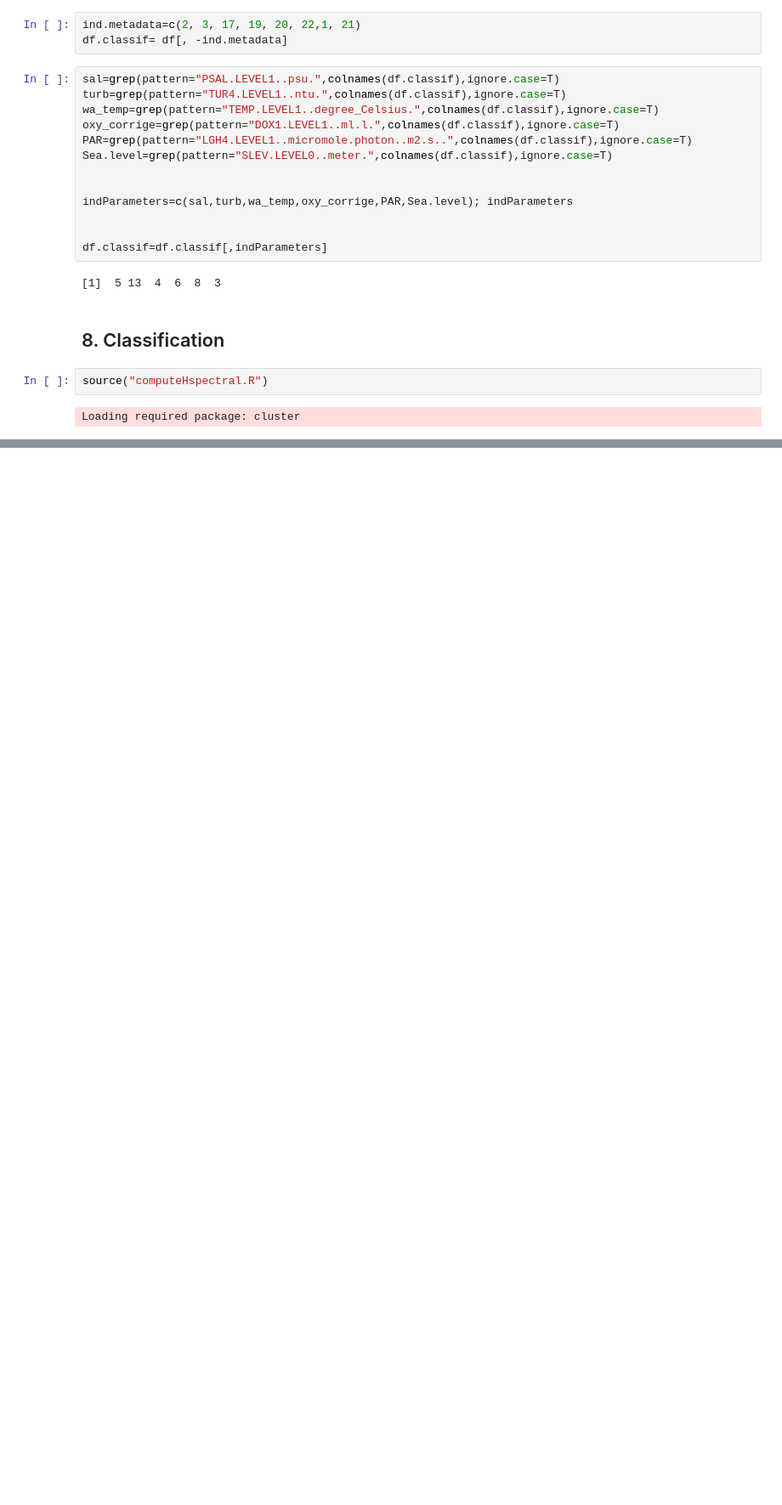
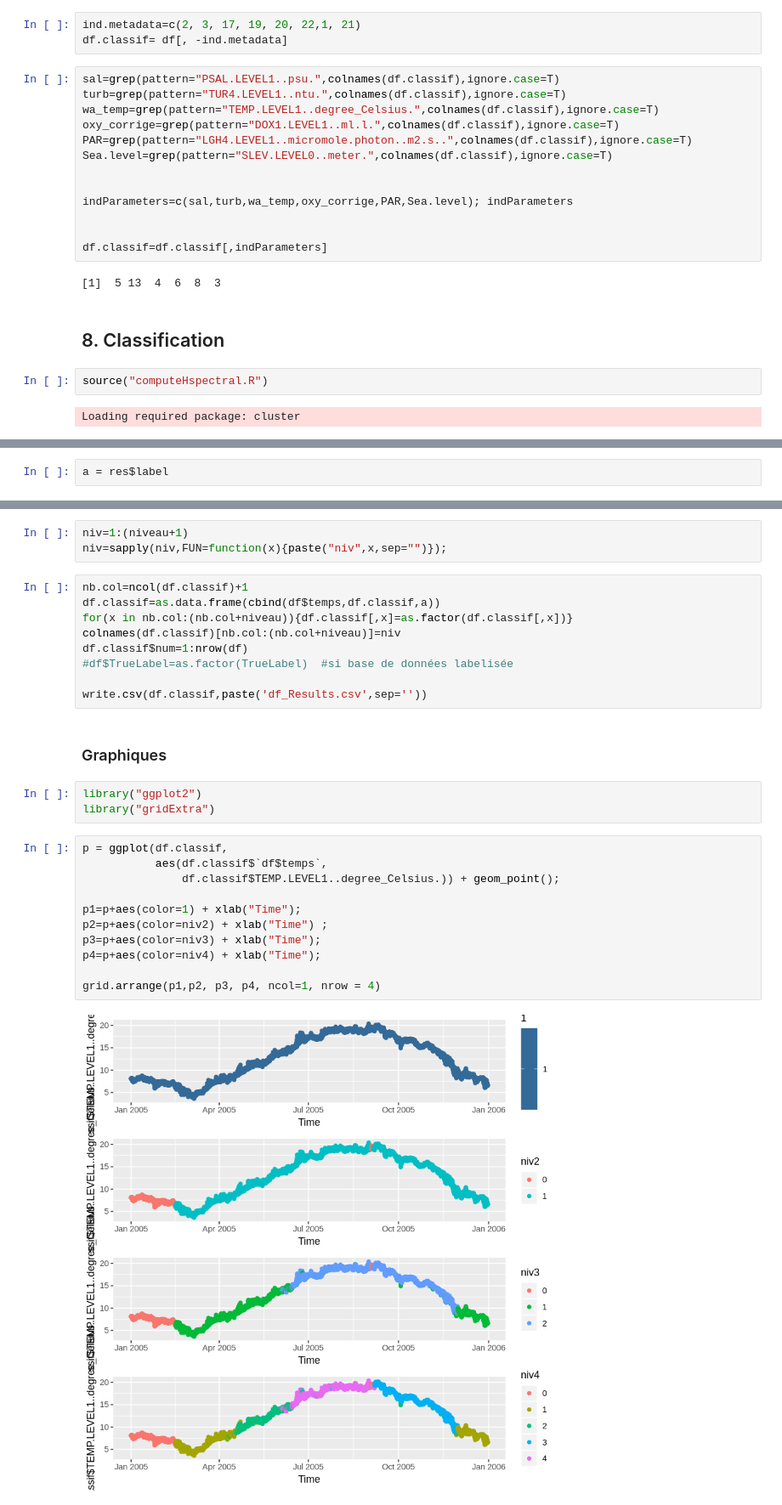
Before and after one commit to weatherforce/extremime, a Jupyter notebook: exemples/Exemple-traitement-donnees-Coriolis.ipynb, the cells around one changed output, grey strips where cells are left out. Shown at 85% size. Saved outputs shown, nothing was run; the diff lists cells and outputs as text; blank space fills up the shorter version.

```diff
--- a/exemples/Exemple-traitement-donnees-Coriolis.ipynb
+++ b/exemples/Exemple-traitement-donnees-Coriolis.ipynb
@@ -616,0 +617,2 @@ label.prec
+# %%
+a = res$label
@@ -616,0 +621,30 @@ label.prec
+# %%
+niv=1:(niveau+1)
+niv=sapply(niv,FUN=function(x){paste("niv",x,sep="")});
+# %%
+nb.col=ncol(df.classif)+1
+df.classif=as.data.frame(cbind(df$temps,df.classif,a))
+for(x in nb.col:(nb.col+niveau)){df.classif[,x]=as.factor(df.classif[,x])}
+colnames(df.classif)[nb.col:(nb.col+niveau)]=niv
+df.classif$num=1:nrow(df)
+#df$TrueLabel=as.factor(TrueLabel)  #si base de données labelisée
+
+write.csv(df.classif,paste('df_Results.csv',sep=''))
+# %% [markdown]
+### Graphiques
+# %%
+library("ggplot2")
+library("gridExtra")
+# %%
+p = ggplot(df.classif,
+           aes(df.classif$`df$temps`,
+               df.classif$TEMP.LEVEL1..degree_Celsius.)) + geom_point();
+
+p1=p+aes(color=1) + xlab("Time");
+p2=p+aes(color=niv2) + xlab("Time") ;
+p3=p+aes(color=niv3) + xlab("Time");
+p4=p+aes(color=niv4) + xlab("Time");
+
+grid.arrange(p1,p2, p3, p4, ncol=1, nrow = 4)
+# %% [output]
+[figure, added]
```
Also changed, not shown: parts of 11 cells of this notebook, 1 other file.
